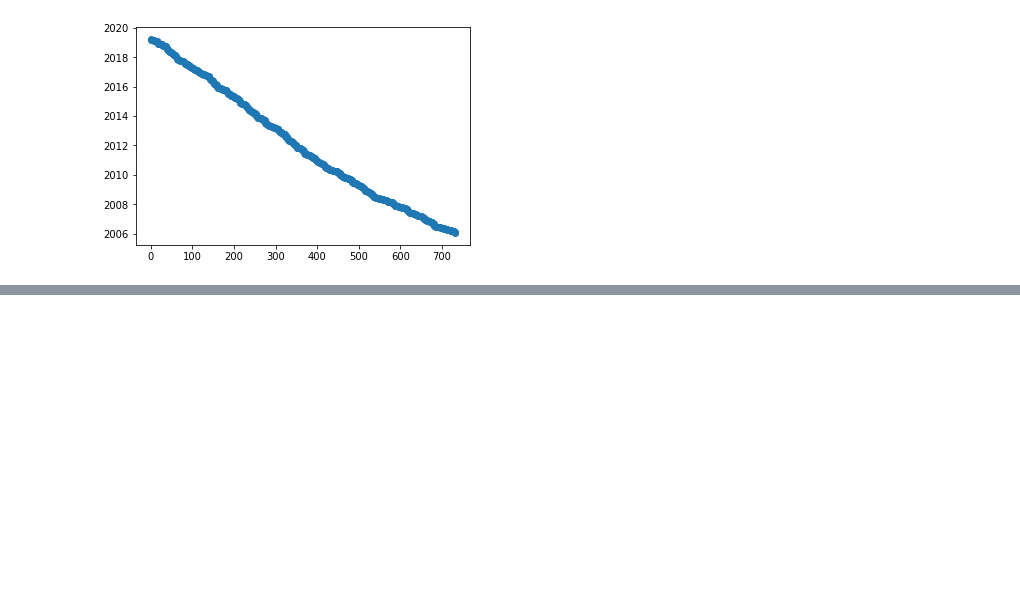
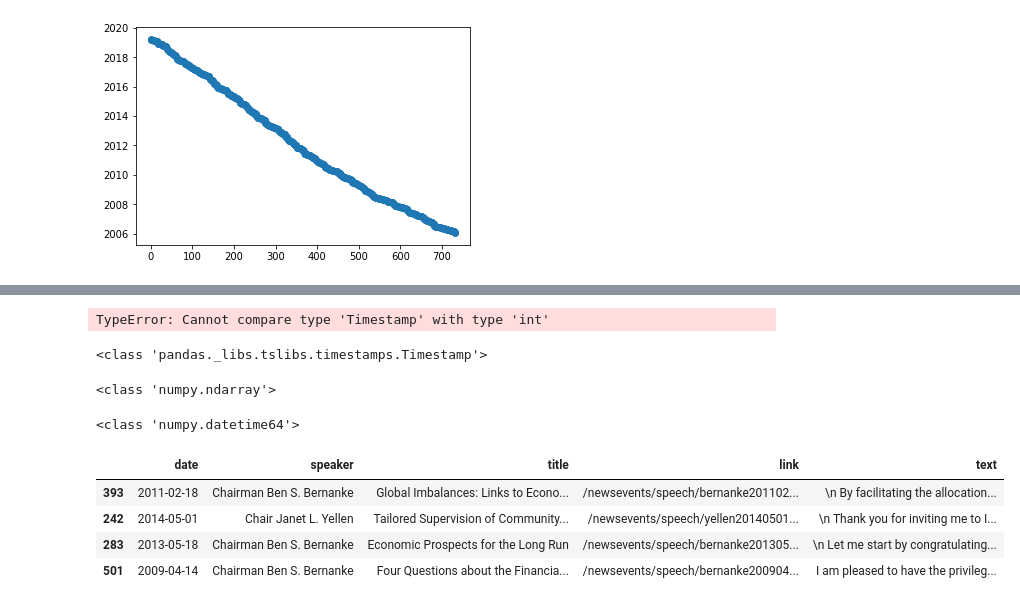
Before and after one commit to davidjsmith44/NLP-Fed-Speeches, a Jupyter notebook: src/nlp_testing_work.ipynb, the cells around one changed output, grey strips where cells are left out. Cells and saved outputs as stored; diff of their text form; code cells hidden in the pictures; blank space fills up the shorter version.

```diff
--- a/src/nlp_testing_work.ipynb
+++ b/src/nlp_testing_work.ipynb
@@ -259,0 +477,26 @@ df.reset_index(drop=True, inplace=True)
+# %%
+unique_dates = unique_dates >= first_date
+unique_dates
+# %% [output]
+TypeError: Cannot compare type 'Timestamp' with type 'int'
+# %%
+print(type(first_date))
+# %% [output]
+<class 'pandas._libs.tslibs.timestamps.Timestamp'>
+# %%
+print(type(unique_dates))
+# %% [output]
+<class 'numpy.ndarray'>
+# %%
+a = unique_dates[0]
+print(type(a))
+# %% [output]
+<class 'numpy.datetime64'>
+# %%
+df.sample(4)
+# %% [output]
+|  | date | speaker | title | link | text |
+| 393 | 2011-02-18 | Chairman Ben S. Bernanke | Global Imbalances: Links to Econo... | /newsevents/speech/bernanke201102... | \n By facilitating the allocation... |
+| 242 | 2014-05-01 | Chair Janet L. Yellen | Tailored Supervision of Community... | /newsevents/speech/yellen20140501... | \n Thank you for inviting me to I... |
+| 283 | 2013-05-18 | Chairman Ben S. Bernanke | Economic Prospects for the Long Run | /newsevents/speech/bernanke201305... | \n Let me start by congratulating... |
+| 501 | 2009-04-14 | Chairman Ben S. Bernanke | Four Questions about the Financia... | /newsevents/speech/bernanke200904... | I am pleased to have the privileg... |
```
Also changed, not shown: parts of 67 cells of this notebook, 2 other files.
